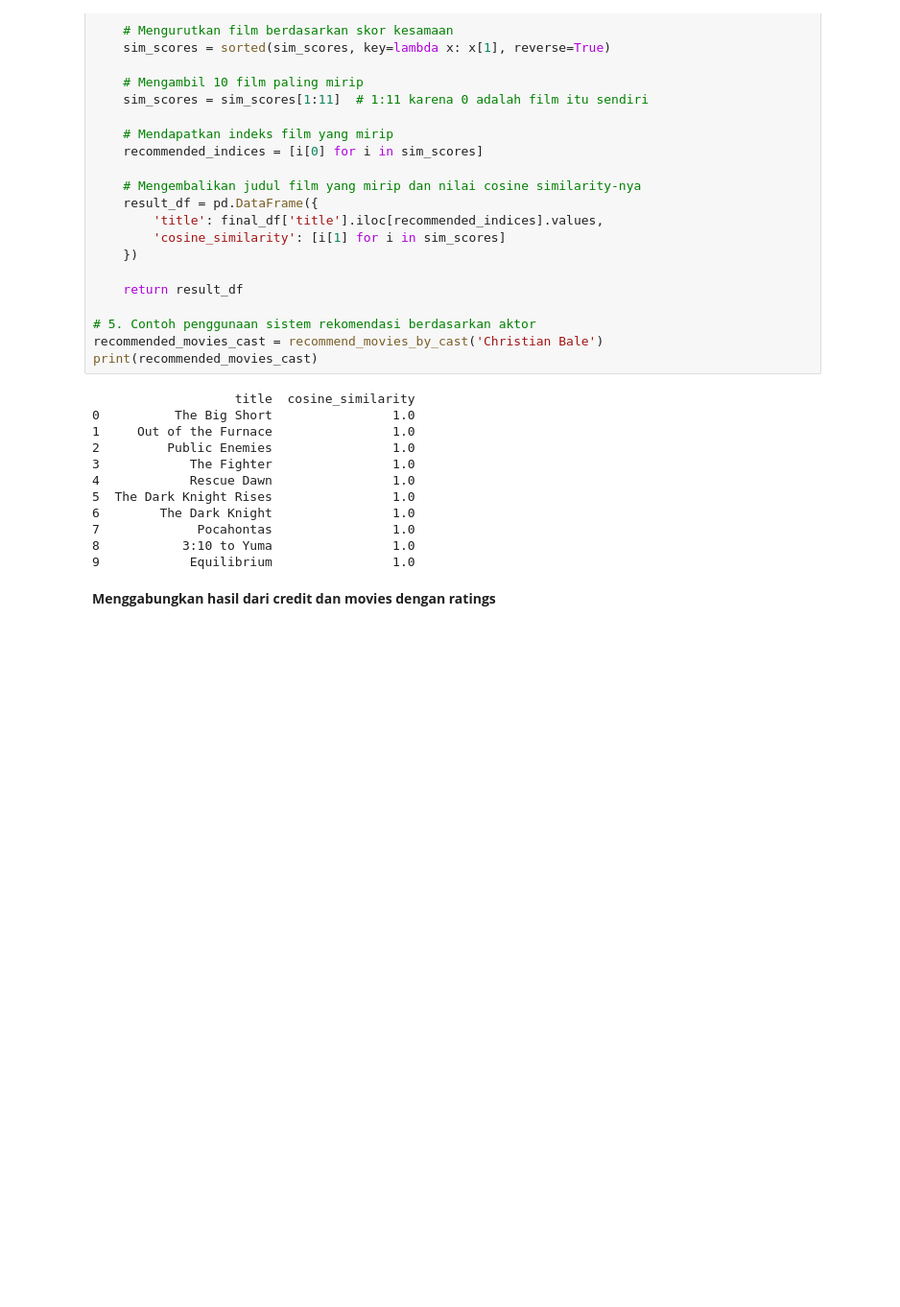
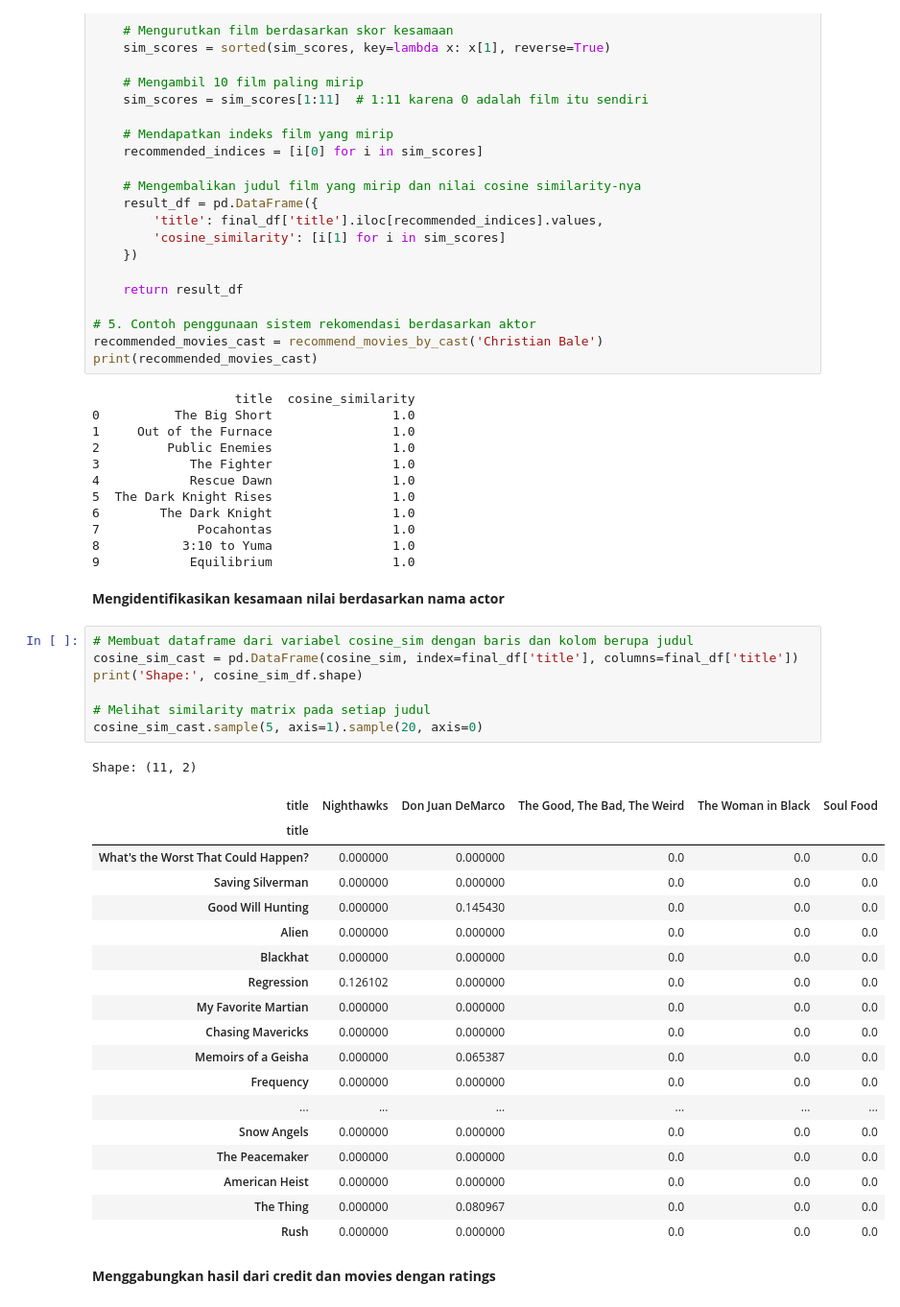
Before and after one commit to feetbo90/Dicoding-Machine-Learning-Terapan, a Jupyter notebook: Submission_Terapan_v2/Submission_Terapan_v2.ipynb, the cells around one changed output. Shown at 96% size. Drawn from its saved outputs; the diff is of its cells as text; blank space fills up the shorter version.

```diff
--- a/Submission_Terapan_v2/Submission_Terapan_v2.ipynb
+++ b/Submission_Terapan_v2/Submission_Terapan_v2.ipynb
@@ -904,6 +961,35 @@ print(recommended_movies_cast)
 7             Pocahontas                1.0
 8           3:10 to Yuma                1.0
 9            Equilibrium                1.0
+# %% [markdown]
+**Mengidentifikasikan kesamaan nilai berdasarkan nama actor**
+# %%
+# Membuat dataframe dari variabel cosine_sim dengan baris dan kolom berupa judul
+cosine_sim_cast = pd.DataFrame(cosine_sim, index=final_df['title'], columns=final_df['title'])
+print('Shape:', cosine_sim_df.shape)
+
+# Melihat similarity matrix pada setiap judul
+cosine_sim_cast.sample(5, axis=1).sample(20, axis=0)
+# %% [output]
+Shape: (11, 2)
+| title | Nighthawks | Don Juan DeMarco | The Good, The Bad, The Weird | The Woman in Black | Soul Food |
+| title |  |  |  |  |  |
+| What's the Worst That Could Happen? | 0.000000 | 0.000000 | 0.0 | 0.0 | 0.0 |
+| Saving Silverman | 0.000000 | 0.000000 | 0.0 | 0.0 | 0.0 |
+| Good Will Hunting | 0.000000 | 0.145430 | 0.0 | 0.0 | 0.0 |
+| Alien | 0.000000 | 0.000000 | 0.0 | 0.0 | 0.0 |
+| Blackhat | 0.000000 | 0.000000 | 0.0 | 0.0 | 0.0 |
+| Regression | 0.126102 | 0.000000 | 0.0 | 0.0 | 0.0 |
+| My Favorite Martian | 0.000000 | 0.000000 | 0.0 | 0.0 | 0.0 |
+| Chasing Mavericks | 0.000000 | 0.000000 | 0.0 | 0.0 | 0.0 |
+| Memoirs of a Geisha | 0.000000 | 0.065387 | 0.0 | 0.0 | 0.0 |
+| Frequency | 0.000000 | 0.000000 | 0.0 | 0.0 | 0.0 |
+| ... | ... | ... | ... | ... | ... |
+| Snow Angels | 0.000000 | 0.000000 | 0.0 | 0.0 | 0.0 |
+| The Peacemaker | 0.000000 | 0.000000 | 0.0 | 0.0 | 0.0 |
+| American Heist | 0.000000 | 0.000000 | 0.0 | 0.0 | 0.0 |
+| The Thing | 0.000000 | 0.080967 | 0.0 | 0.0 | 0.0 |
+| Rush | 0.000000 | 0.000000 | 0.0 | 0.0 | 0.0 |
 # %% [markdown]
 **Menggabungkan hasil dari credit dan movies dengan ratings**
 # %%
```
Also changed, not shown: parts of 6 cells of this notebook, 2 other files.
